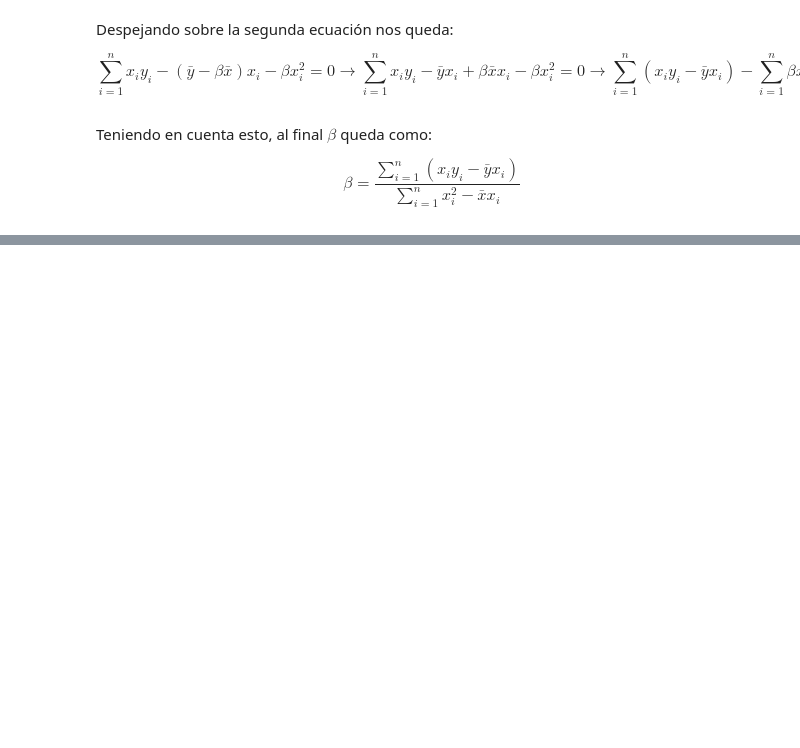
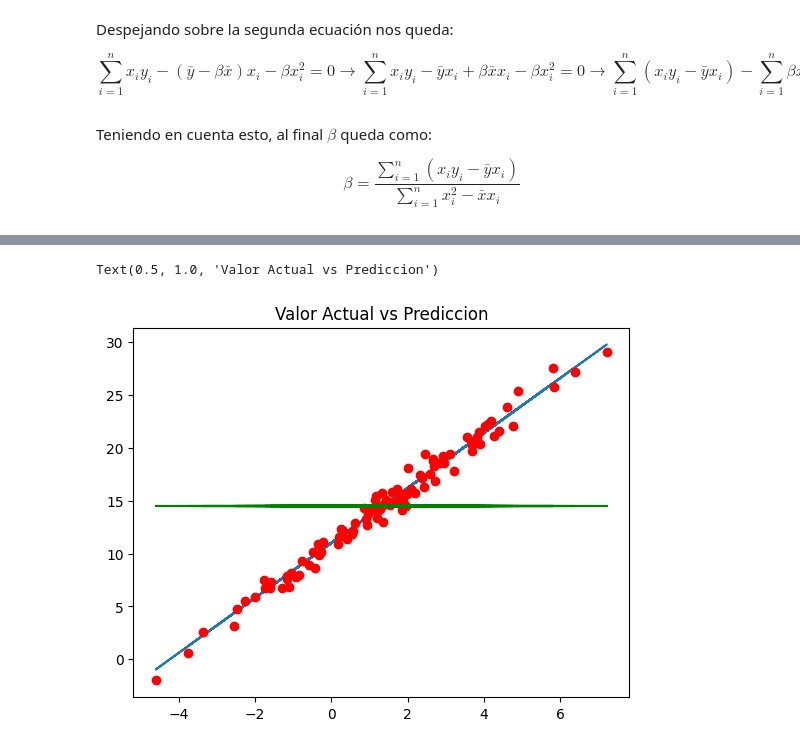
Before and after one commit to aolite/curso-machine-lerning, a Jupyter notebook: notebooks/T7.75. Linear Regresion.ipynb, the cells around one changed output, grey strips where cells are left out. Cells and saved outputs as stored; diff of their text form; code cells hidden in the pictures; blank space fills up the shorter version.

```diff
--- a/notebooks/T7.75. Linear Regresion.ipynb
+++ b/notebooks/T7.75. Linear Regresion.ipynb
@@ -149,0 +167,14 @@ $$
+# %%
+Y_pred = 11 + 2.6 * x
+# %%
+Y_real = 11 + 2.6 * x + epsilon
+# %%
+x_list = x.tolist()
+y_pred = Y_pred.tolist()
+y_real = Y_real.tolist()
+
+data = pd.DataFrame({
+    'x': x_list,
+    'y': y_real,
+    'y_pred': y_pred
+})
@@ -149,0 +195,11 @@ $$
+# %%
+y_mean_arr = [np.mean(data['y']) for _ in range (1, len (x_list)+1)]
+# %%
+%matplotlib inline
+plt.plot(data['x'], data['y_pred'])
+plt.plot(data['x'], data['y'], "ro")
+plt.plot(data['x'], y_mean_arr, 'g')
+plt.title('Valor Actual vs Prediccion')
+# %% [output]
+Text(0.5, 1.0, 'Valor Actual vs Prediccion')
+[figure, added]
```
Also changed, not shown: parts of 39 cells of this notebook.
